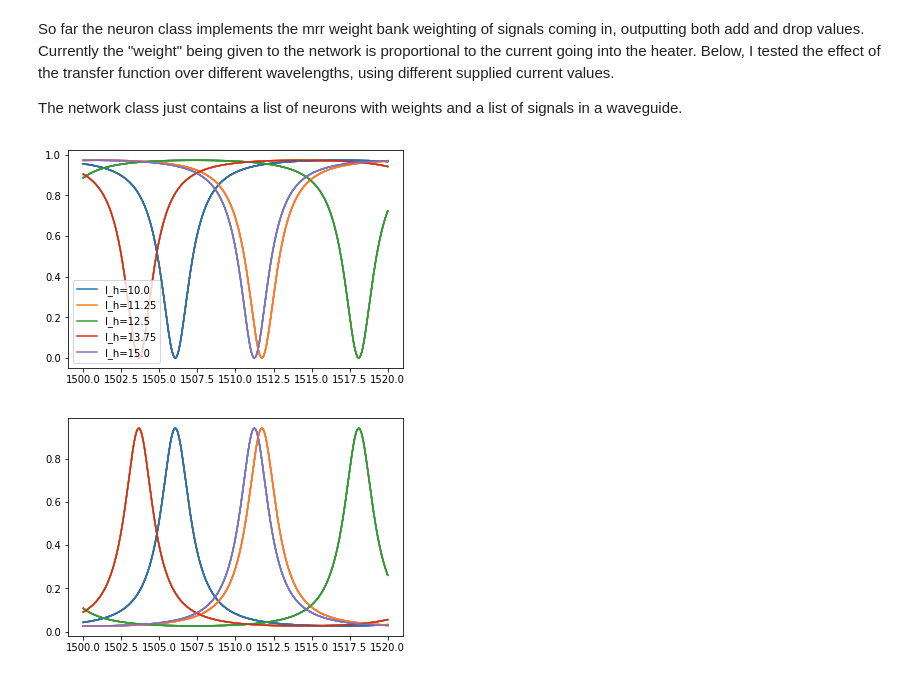
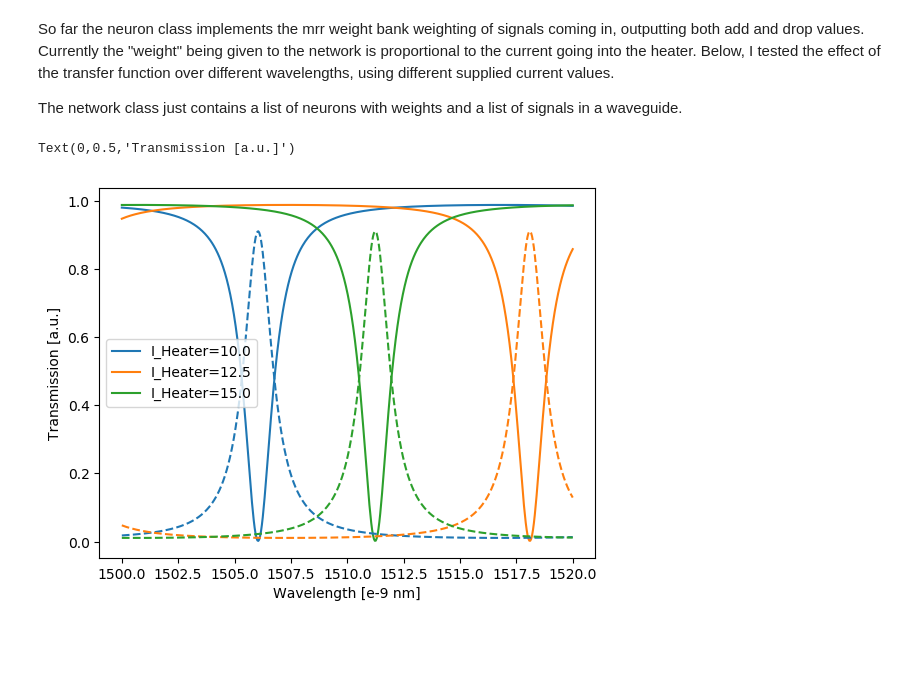
Before and after one commit to millerheidi/Hugh-Thesis, a Jupyter notebook: SiPhotoNet/Photonic Network with MRR tuning.ipynb, the cells around one changed output. Drawn from its saved outputs; the diff is of its cells as text; code cells hidden in the pictures; blank space fills up the shorter version.

```diff
--- a/SiPhotoNet/Photonic Network with MRR tuning.ipynb
+++ b/SiPhotoNet/Photonic Network with MRR tuning.ipynb
@@ -4,34 +4,40 @@ Below is the class definition for the network, and the photonic neuron:
 import numpy as np
 import copy
 import matplotlib.pyplot as plt
-
+import matplotlib as mpl
 import photonic_neuron as neuron
 import photonic_network as network
+mpl.style.use('default')
 # %% [markdown]
 So far the neuron class implements the mrr weight bank weighting of signals coming in, outputting both add and drop values. Currently the "weight" being given to the network is proportional to the current going into the heater. Below, I tested the effect of the transfer function over different wavelengths, using different supplied current values.
 
 The network class just contains a list of neurons with weights and a list of signals in a waveguide.
 # %%
-W = np.linspace(10,15,5)
+W = np.linspace(10,15,3)
 lambs = np.linspace(1500,1520,500) * 1e-9
 T = []
 D = []
 for w in W:
     thrus = []
     drops = []
     for l in lambs:
-        system = network.network([[W]], wavelengths = [l])
+        system = network.network([[w]], wavelengths = [l])
         thrus.append(system.neurons[0].weightBank(system.waveguide)['thrus'][0])
         drops.append(system.neurons[0].weightBank(system.waveguide)['drops'][0])
     T.append(thrus)
     D.append(drops)
 
 plt.figure()
-for t in T: plt.plot(lambs*1e9, t)
+for i,t in enumerate(T):
+    line = plt.plot(lambs*1e9, t, 'C' + str(i))
+
+for i,d in enumerate(D):
+    line = plt.plot(lambs*1e9, d, '--C' + str(i))
+
 ax1 = plt.gca()
-ax1.legend(['I_h=' + str(w) for w in W])
-plt.figure()
-for d in D: plt.plot(lambs*1e9, d)
+ax1.legend(['I_Heater=' + str(w) for w in W])
+plt.xlabel('Wavelength [e-9 nm]')
+plt.ylabel('Transmission [a.u.]')
 # %% [output]
+Text(0,0.5,'Transmission [a.u.]')
-[figure, old version]
+[figure, new version]
-[figure, removed]
```
Also changed, not shown: parts of 1 cell of this notebook, 4 other files.
